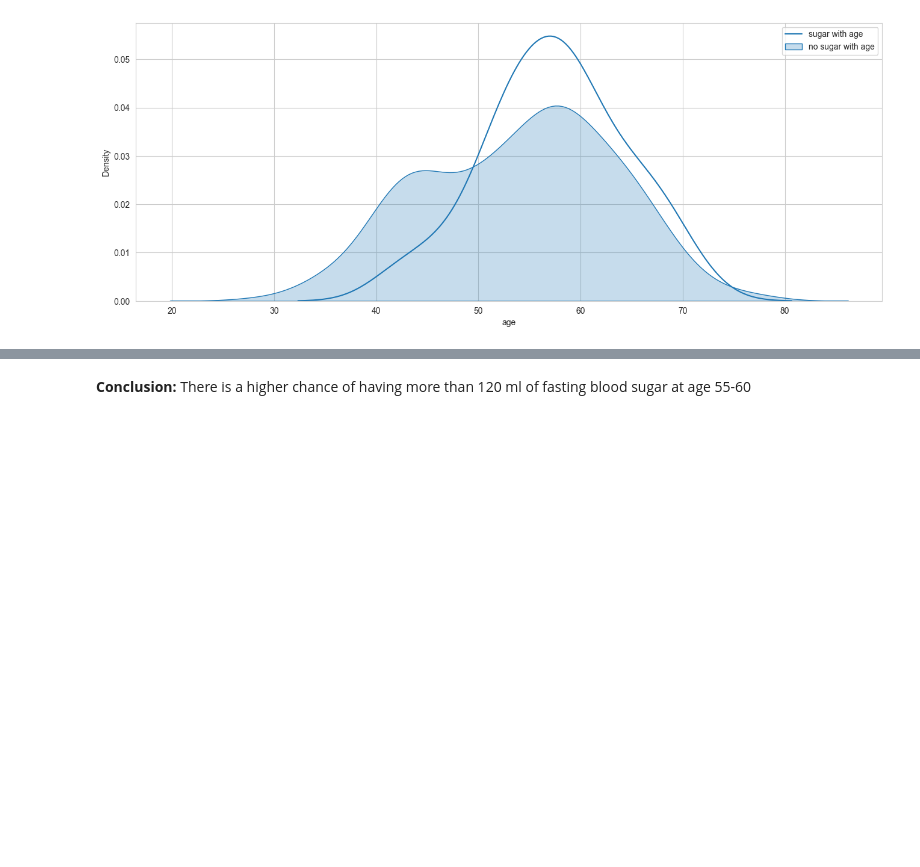
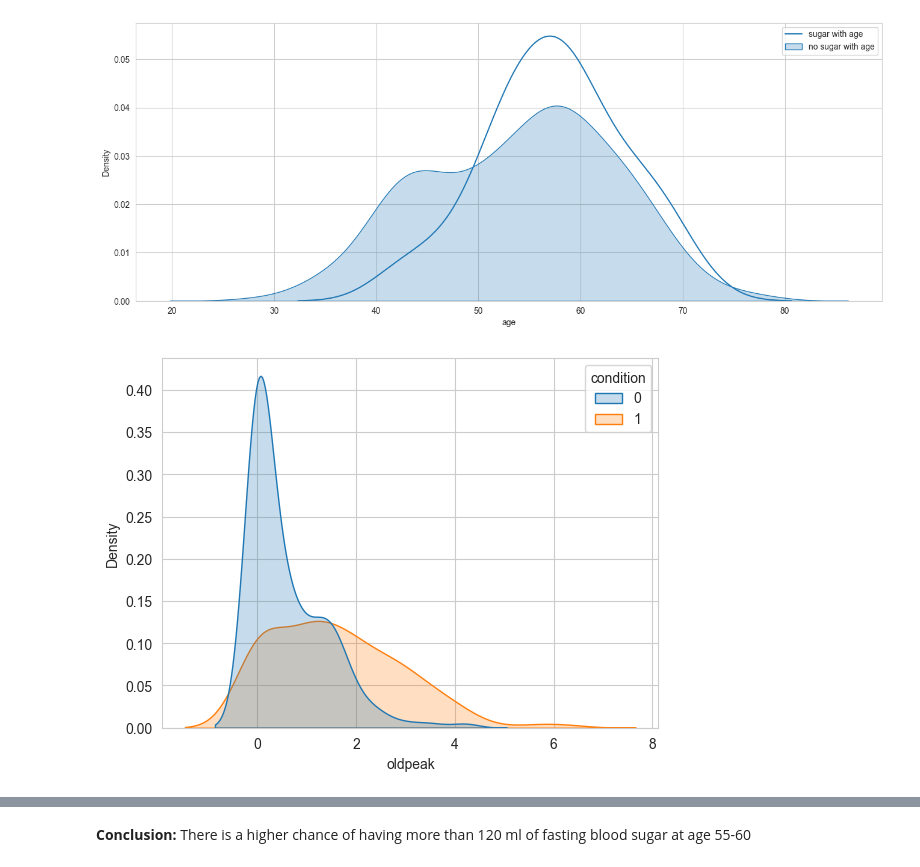
Before and after one commit to Lynne2002/heart_disease-data_visualization, a Jupyter notebook: index.ipynb, the cells around one changed output, grey strips where cells are left out. Saved outputs shown, nothing was run; the diff lists cells and outputs as text; code cells hidden in the pictures; blank space fills up the shorter version.

```diff
--- a/index.ipynb
+++ b/index.ipynb
@@ -529,3 +529,9 @@ plt.legend()
 plt.show()
 # %% [output]
 [figure]
+# %%
+# oldpeak = ST depression induced by exercise relative to rest
+sns.kdeplot(data = data_df, x = 'oldpeak', hue = 'condition', fill = True)
+plt.show()
+# %% [output]
+[figure, added]
```
Also changed, not shown: parts of 30 cells of this notebook.
